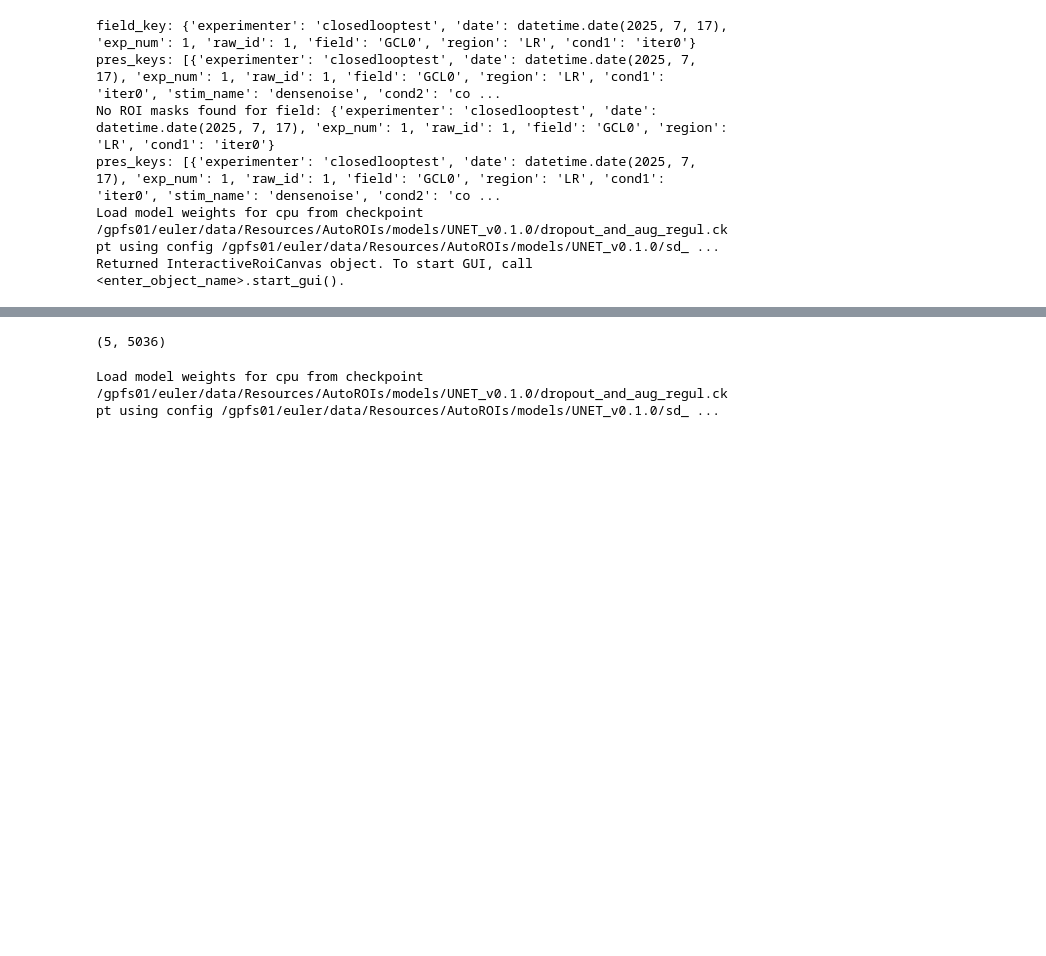
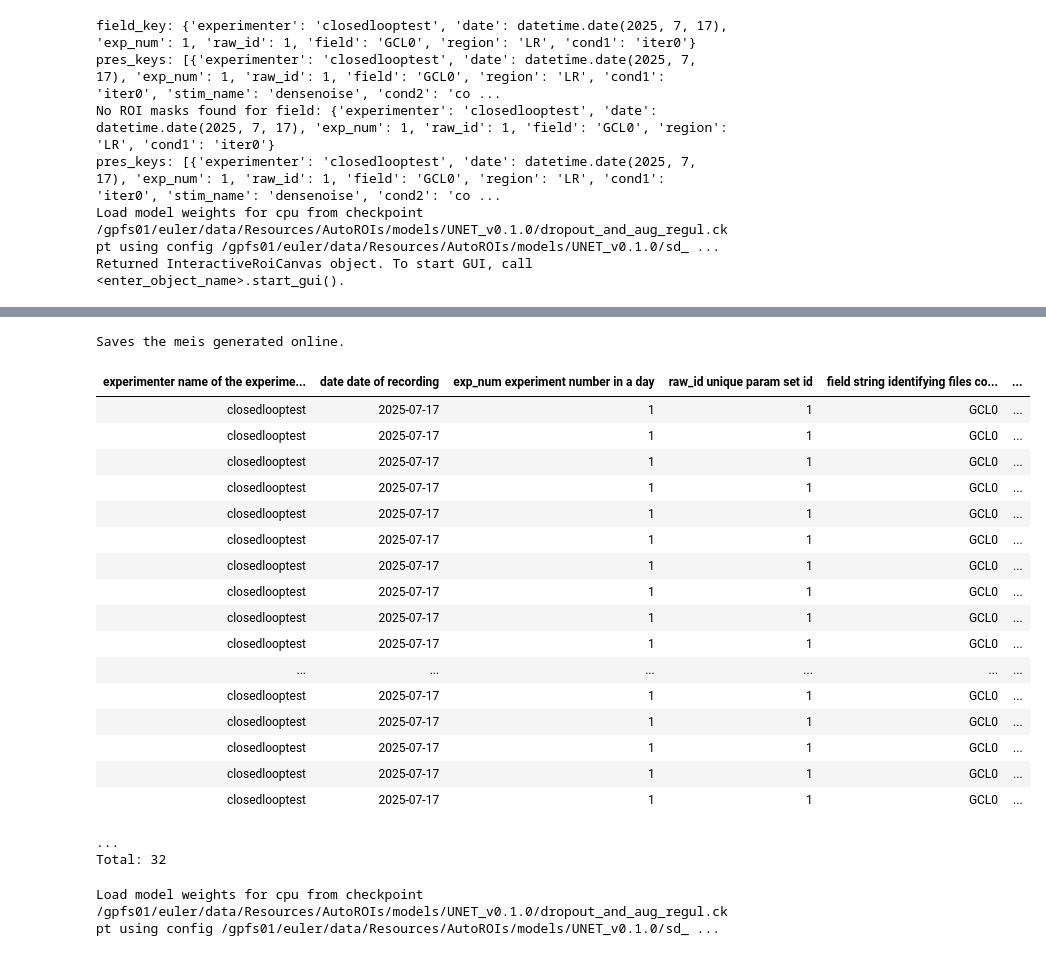
Before and after one commit to SamuelSuhai/model_in_the_loop, a Jupyter notebook: notebooks/gui/online_analysis_visualization.ipynb, the cells around one changed output, grey strips where cells are left out. Drawn from its saved outputs; the diff is of its cells as text; code cells hidden in the pictures; blank space fills up the shorter version.

```diff
--- a/notebooks/gui/online_analysis_visualization.ipynb
+++ b/notebooks/gui/online_analysis_visualization.ipynb
@@ -317,7 +307,28 @@ Seed set to 222
 # %%
-random_seed_mei_wrapper.session_dict_raw['online_session_1_ventral1_20250717']['natural_preprocessed_traces'].shape
+#random_seed_mei_wrapper.upload_to_db()
-# %% [output]
-(5, 5036)
+# %%
+dj_table_holder("OnlineMEIs")()
+# %% [output]
+Saves the meis generated online.
+| experimenter name of the experime... | date date of recording | exp_num experiment number in a day | raw_id unique param set id | field string identifying files co... | ... |
+| closedlooptest | 2025-07-17 | 1 | 1 | GCL0 | ... |
+| closedlooptest | 2025-07-17 | 1 | 1 | GCL0 | ... |
+| closedlooptest | 2025-07-17 | 1 | 1 | GCL0 | ... |
+| closedlooptest | 2025-07-17 | 1 | 1 | GCL0 | ... |
+| closedlooptest | 2025-07-17 | 1 | 1 | GCL0 | ... |
+| closedlooptest | 2025-07-17 | 1 | 1 | GCL0 | ... |
+| closedlooptest | 2025-07-17 | 1 | 1 | GCL0 | ... |
+| closedlooptest | 2025-07-17 | 1 | 1 | GCL0 | ... |
+| closedlooptest | 2025-07-17 | 1 | 1 | GCL0 | ... |
+| closedlooptest | 2025-07-17 | 1 | 1 | GCL0 | ... |
+| ... | ... | ... | ... | ... | ... |
+| closedlooptest | 2025-07-17 | 1 | 1 | GCL0 | ... |
+| closedlooptest | 2025-07-17 | 1 | 1 | GCL0 | ... |
+| closedlooptest | 2025-07-17 | 1 | 1 | GCL0 | ... |
+| closedlooptest | 2025-07-17 | 1 | 1 | GCL0 | ... |
+| closedlooptest | 2025-07-17 | 1 | 1 | GCL0 | ... |
+...
+Total: 32
 # %%
 # somehow I get a circular import error if I import this at the top
 from simulations.gui.integrated_autorois import InteractiveRoiCanvas
```
Also changed, not shown: parts of 26 cells of this notebook, 5 other files.
